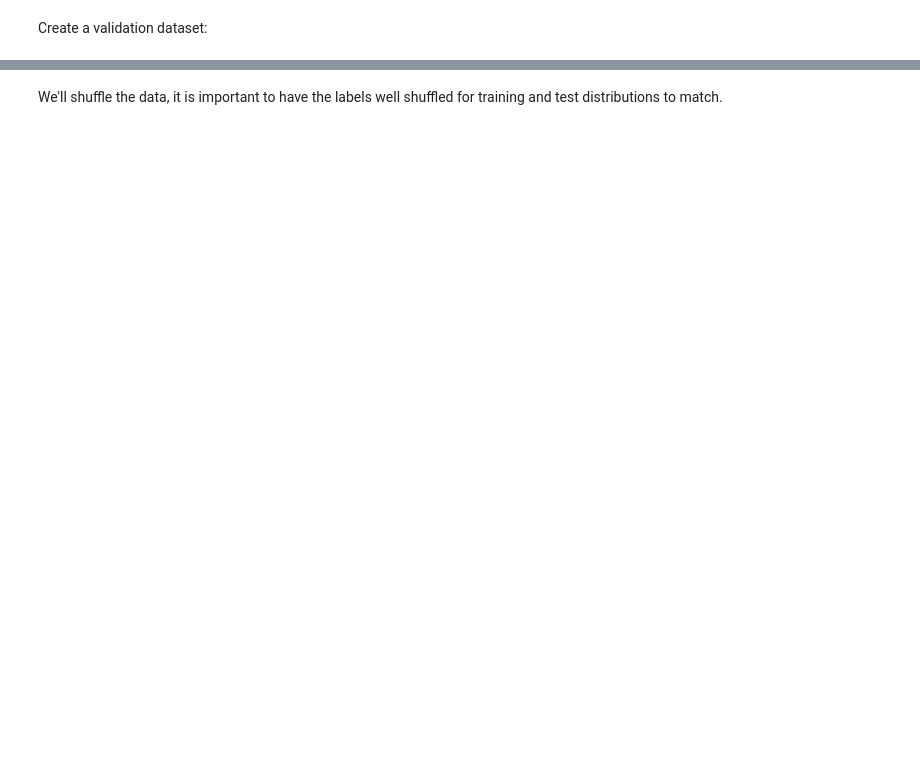
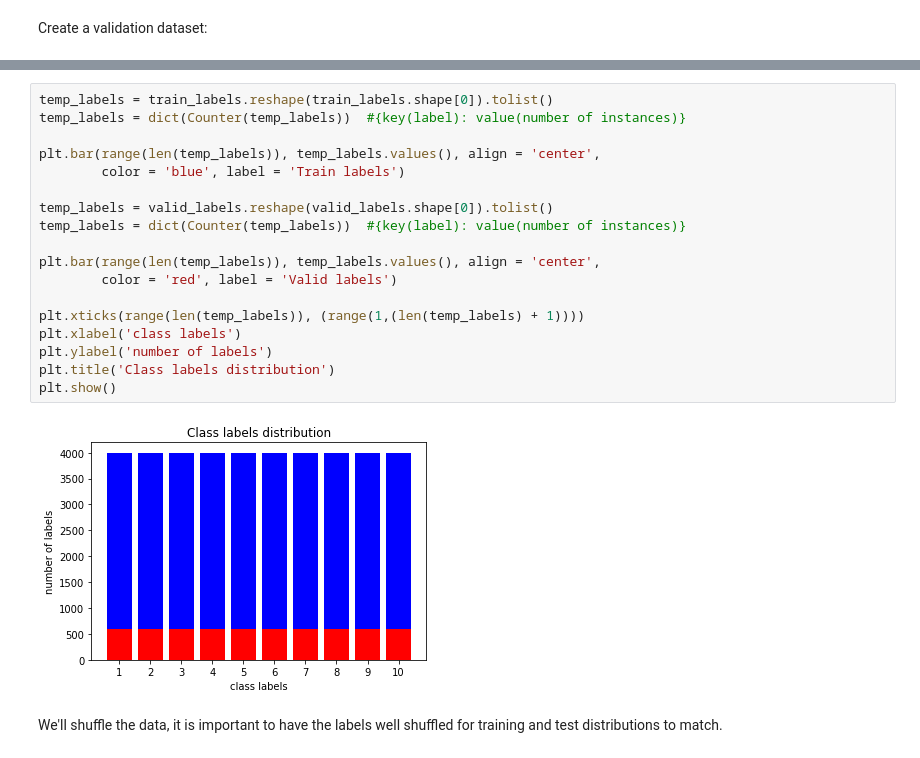
Before and after one commit to Tikitikitiki/deep_learning_google, a Jupyter notebook: 7_prepare_svhn_data_format_2.ipynb, the cells around one changed output, grey strips where cells are left out. Drawn from its saved outputs; the diff is of its cells as text; blank space fills up the shorter version.

```diff
--- a/7_prepare_svhn_data_format_2.ipynb
+++ b/7_prepare_svhn_data_format_2.ipynb
@@ -224,3 +332,23 @@ display_samples(test_data, test_labels, 'Test dataset')
+# %%
+temp_labels = train_labels.reshape(train_labels.shape[0]).tolist()
+temp_labels = dict(Counter(temp_labels))  #{key(label): value(number of instances)}
+
+plt.bar(range(len(temp_labels)), temp_labels.values(), align = 'center',
+        color = 'blue', label = 'Train labels')
+
+temp_labels = valid_labels.reshape(valid_labels.shape[0]).tolist()
+temp_labels = dict(Counter(temp_labels))  #{key(label): value(number of instances)}
+
+plt.bar(range(len(temp_labels)), temp_labels.values(), align = 'center',
+        color = 'red', label = 'Valid labels')
+
+plt.xticks(range(len(temp_labels)), (range(1,(len(temp_labels) + 1))))
+plt.xlabel('class labels')
+plt.ylabel('number of labels')
+plt.title('Class labels distribution')
+plt.show()
+# %% [output]
+[figure, added]
 # %% [markdown]
 We'll shuffle the data, it is important to have the labels well shuffled for training and test distributions to match.
 # %%
```
Also changed, not shown: parts of 15 cells of this notebook, 7 other files.
